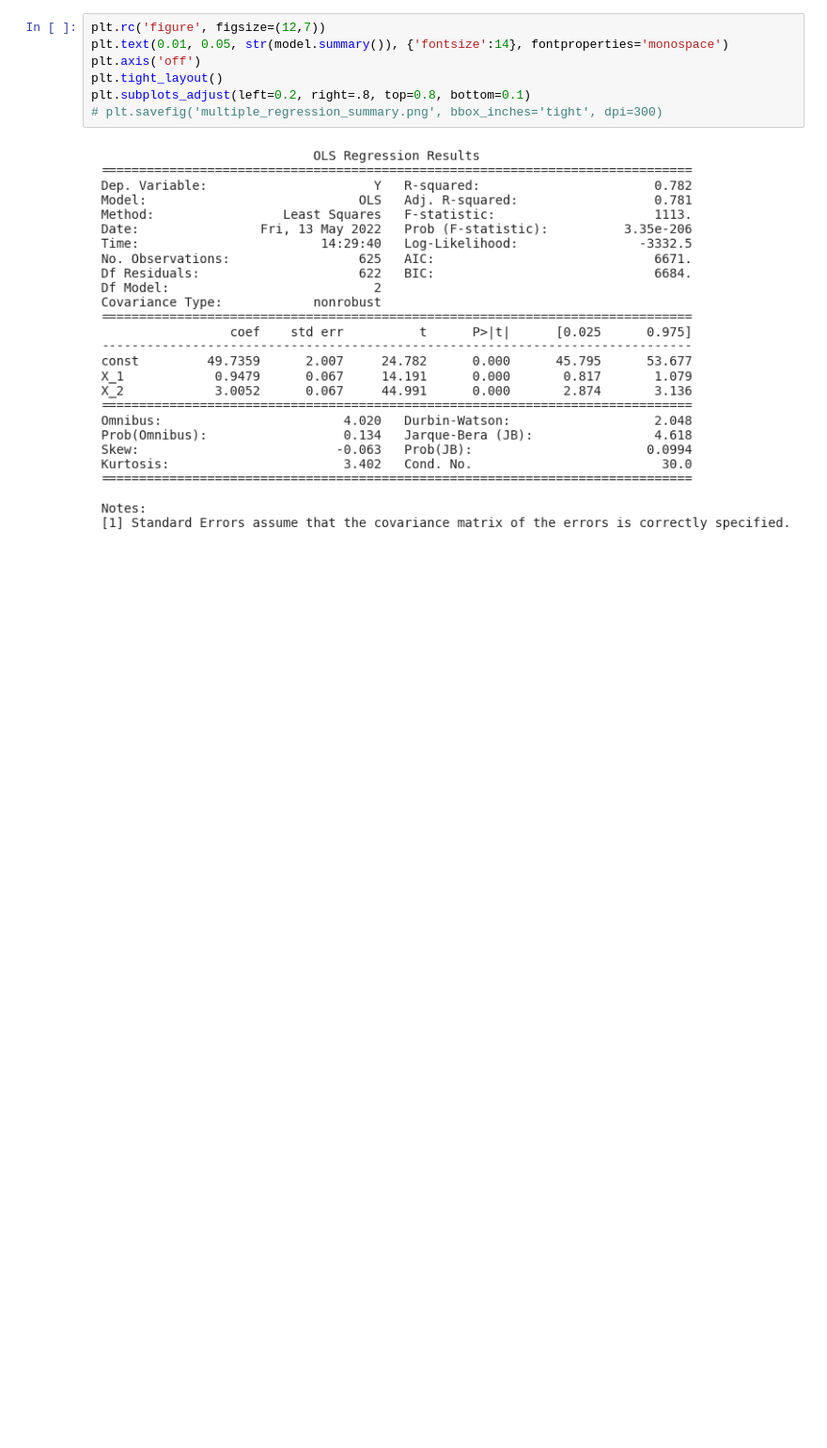
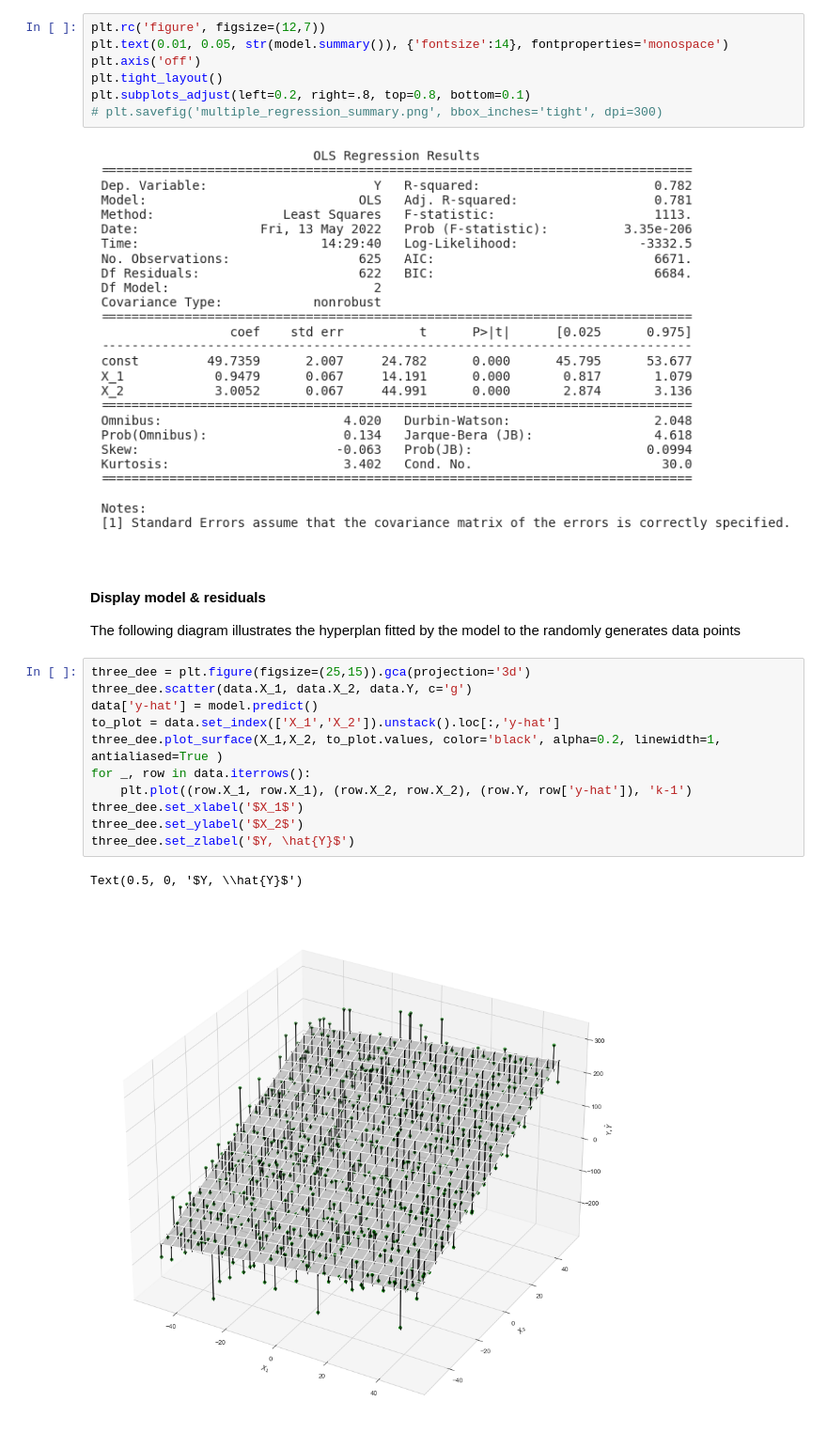
Before and after one commit to cmj123/machine_learning_for_algorithmic_trading, a Jupyter notebook: 07_linear_models/01_linear_regression_intro.ipynb, the cells around one changed output. Shown at 94% size. Cells and saved outputs as stored; diff of their text form; blank space fills up the shorter version.

Commit message:
Displayed model result and residuals for multivariate regression analysis

```diff
--- a/07_linear_models/01_linear_regression_intro.ipynb
+++ b/07_linear_models/01_linear_regression_intro.ipynb
@@ -167,3 +167,20 @@ plt.subplots_adjust(left=0.2, right=.8, top=0.8, bottom=0.1)
 # plt.savefig('multiple_regression_summary.png', bbox_inches='tight', dpi=300)
 # %% [output]
 [figure]
+# %% [markdown]
+#### Display model & residuals
+The following diagram illustrates the hyperplan fitted by the model to the randomly generates data points
+# %%
+three_dee = plt.figure(figsize=(25,15)).gca(projection='3d')
+three_dee.scatter(data.X_1, data.X_2, data.Y, c='g')
+data['y-hat'] = model.predict()
+to_plot = data.set_index(['X_1','X_2']).unstack().loc[:,'y-hat']
+three_dee.plot_surface(X_1,X_2, to_plot.values, color='black', alpha=0.2, linewidth=1, antialiased=True )
+for _, row in data.iterrows():
+    plt.plot((row.X_1, row.X_1), (row.X_2, row.X_2), (row.Y, row['y-hat']), 'k-1')
+three_dee.set_xlabel('$X_1$')
+three_dee.set_ylabel('$X_2$')
+three_dee.set_zlabel('$Y, \hat{Y}$')
+# %% [output]
+Text(0.5, 0, '$Y, \\hat{Y}$')
+[figure, added]
```
